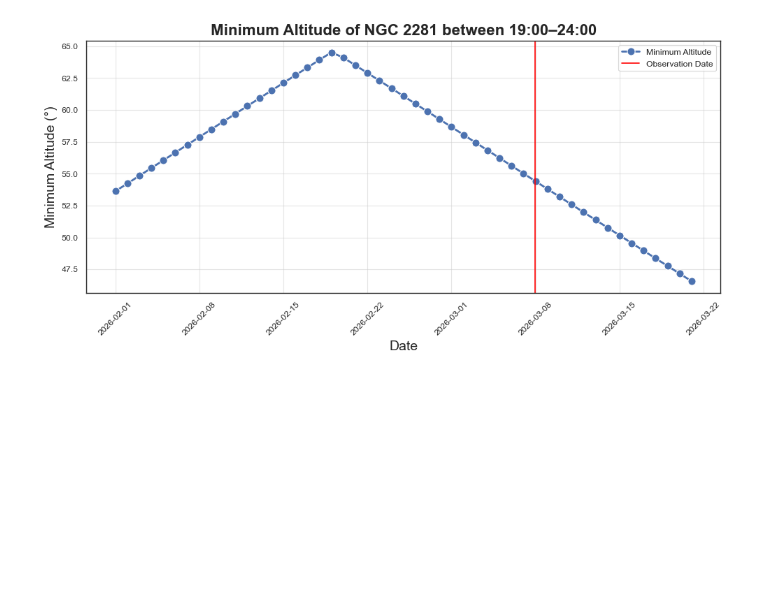
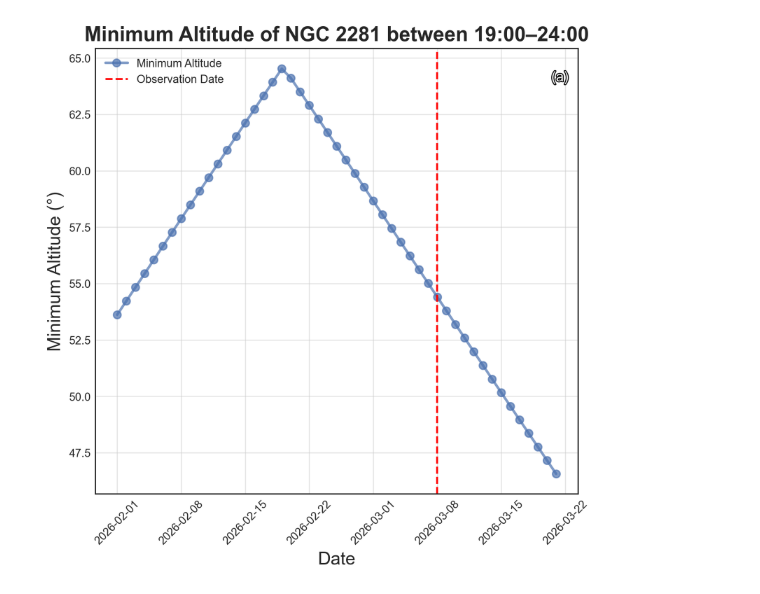
Before and after one commit to KevinLeenaerts/Observational-Astronomy, a Jupyter notebook: Plots.ipynb, the cells around one changed output. Cells and saved outputs as stored; diff of their text form; code cells hidden in the pictures; blank space fills up the shorter version.

```diff
--- a/Plots.ipynb
+++ b/Plots.ipynb
@@ -45,48 +90,70 @@ observer = Observer(latitude=latitude * u.deg,
 start_date = datetime(2026, 2, 1,  tzinfo=timezone)
 end_date = datetime(2026, 3, 22,  tzinfo=timezone)
 start_hour = 19
 end_hour = 24
 
 times = pd.date_range(
     start=start_date,
     end=end_date,
     freq="30min"
 )
 times = times[(times.hour >= start_hour) & (times.hour <= end_hour)]
 
 frames = AltAz(obstime=times, location=observer.location, pressure=1010 * u.hPa)
 ngc2281 = SkyCoord("06h48m16s", "+41d04m44s", frame="icrs").transform_to(frames)
 altitudes = ngc2281.alt.degree
 
 unique_dates = np.unique(times.date)
 min_alt_per_day = [altitudes[times.date == d].min() for d in unique_dates]
 
-plt.figure(figsize=(10, 5))
-sns.lineplot(
-    x=unique_dates,
-    y=min_alt_per_day,
+fig, ax = plt.subplots(figsize=(6, 6), dpi=300, constrained_layout=True)
+
+# Plot line with markers
+ax.plot(
+    unique_dates,
+    min_alt_per_day,
     marker='o',
     linewidth=2,
-    markersize=8,
+    markersize=6,
+    alpha=0.7,
+    color='b',
     label="Minimum Altitude"
 )
-plt.axvline(datetime(2026, 3, 8,  tzinfo=timezone), color="red", label="Observation Date")
 
-plt.xlabel("Date", fontsize=14)
-plt.ylabel("Minimum Altitude (°)", fontsize=14)
-plt.title(f"Minimum Altitude of NGC 2281 between {start_hour}:00–{end_hour}:00", fontsize=16, weight='bold')
+# Observation date vertical line
+obs_date = datetime(2026, 3, 8, tzinfo=timezone)
+ax.axvline(obs_date, color="red", linestyle='--', lw=1.5, label="Observation Date")
 
+# Axis labels and title
+ax.set_xlabel("Date", fontsize=14)
+ax.set_ylabel("Minimum Altitude (°)", fontsize=14)
+ax.set_title(
+    f"Minimum Altitude of NGC 2281 between {start_hour}:00–{end_hour}:00",
+    fontsize=16,
+    weight='bold'
+)
+
+# Tick formatting
 plt.xticks(rotation=45)
-plt.legend()
-plt.tight_layout()
-plt.grid()
+ax.tick_params(axis='both', which='both', length=0)
+ax.minorticks_on()
 
-# Save high-res figure
+# Grid
+ax.grid(True)
+
+# Legend
+ax.legend(frameon=False)
+
+# Annotation in corner (optional, like CMD/filters)
+txt = ax.text(0.98, 0.95, "(a)", transform=ax.transAxes,
+              fontsize=11, va="top", ha="right", color="white")
+txt.set_path_effects([patheffects.withStroke(linewidth=1.5, foreground='black')])
+
+# Save figure
 plt.savefig("plots/NGC2281_altitude_date.png", dpi=300, bbox_inches='tight')
-
 plt.show()
 # %% [output]
-[figure, old version]
+[figure, new version]
 # %%
 start_date = pd.Timestamp("2026-03-08 18:00:00", tz=timezone)
 end_date   = pd.Timestamp("2026-03-09 00:00:00", tz=timezone)
```
Also changed, not shown: parts of 3 cells of this notebook, 14 other files.
